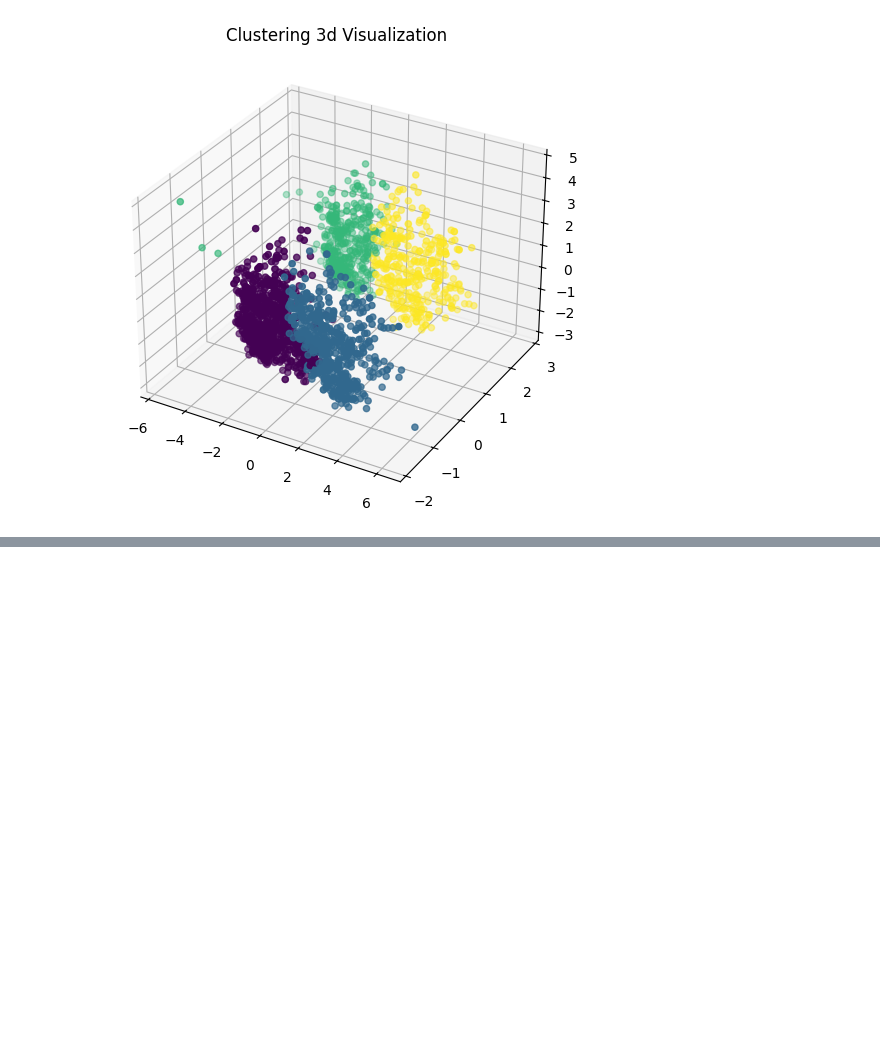
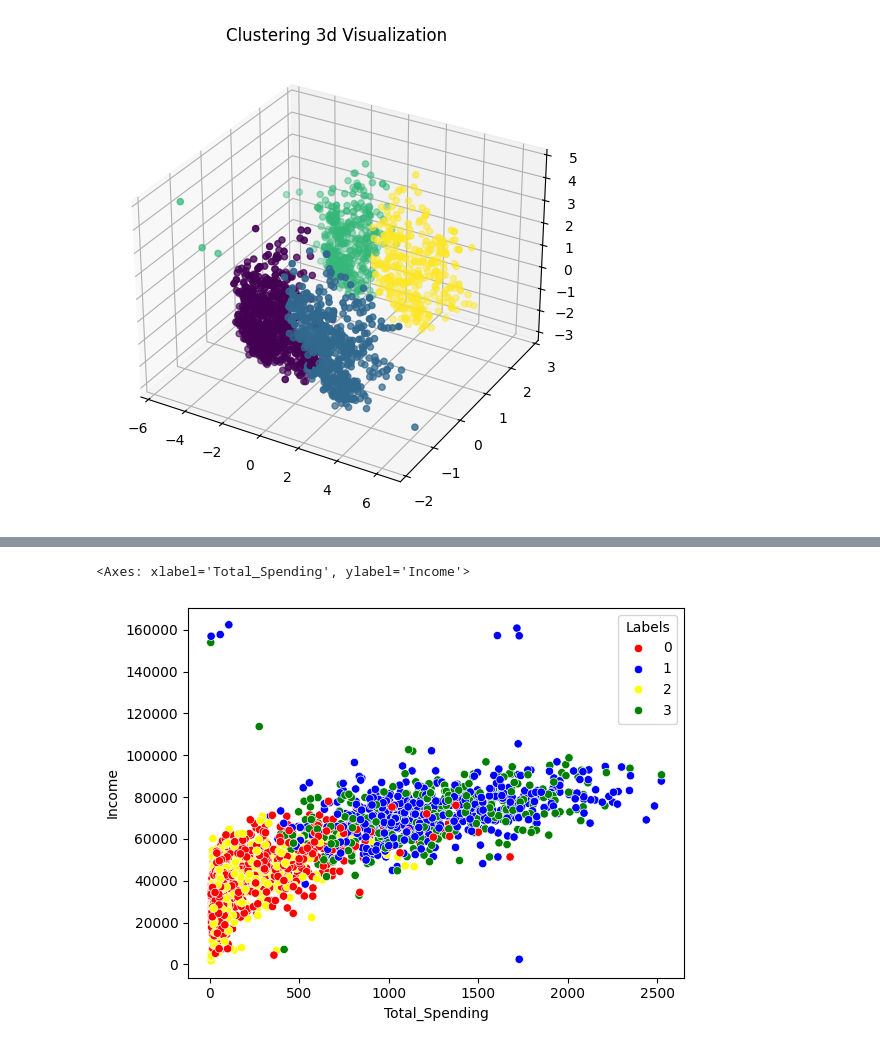
Before and after one commit to hassancodeshub/ShopSense-E-Commerce-Customer-Segmentation-System, a Jupyter notebook: smart_cart_clustering.ipynb, the cells around one changed output, grey strips where cells are left out. Saved outputs shown, nothing was run; the diff lists cells and outputs as text; code cells hidden in the pictures; blank space fills up the shorter version.

```diff
--- a/smart_cart_clustering.ipynb
+++ b/smart_cart_clustering.ipynb
@@ -382,0 +403,5 @@ Text(0.5, 0.92, 'Clustering 3d Visualization')
+# %%
+sns.scatterplot(x=data_cleaned["Total_Spending"], y=data_cleaned["Income"], hue=data_cleaned["Labels"], palette=pal)
+# %% [output]
+<Axes: xlabel='Total_Spending', ylabel='Income'>
+[figure, added]
```
Also changed, not shown: parts of 7 cells of this notebook, 1 other file.
